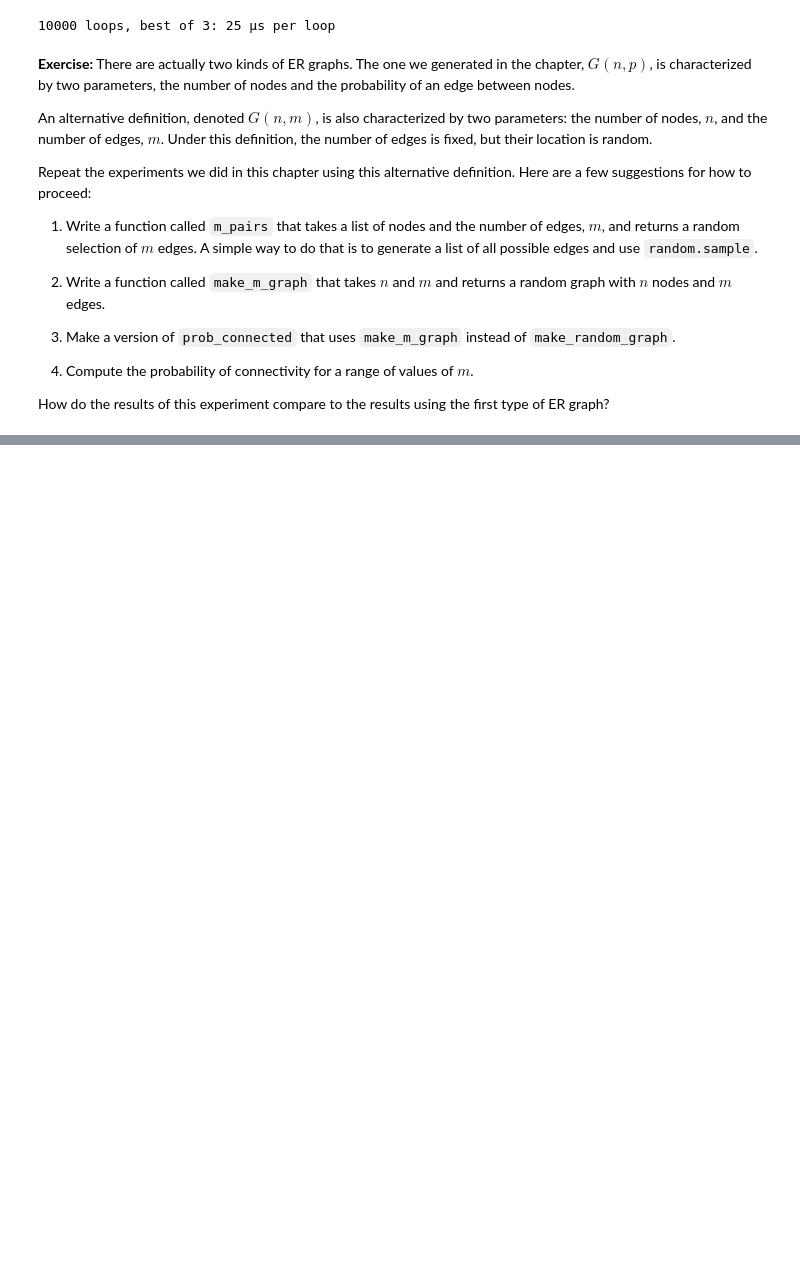
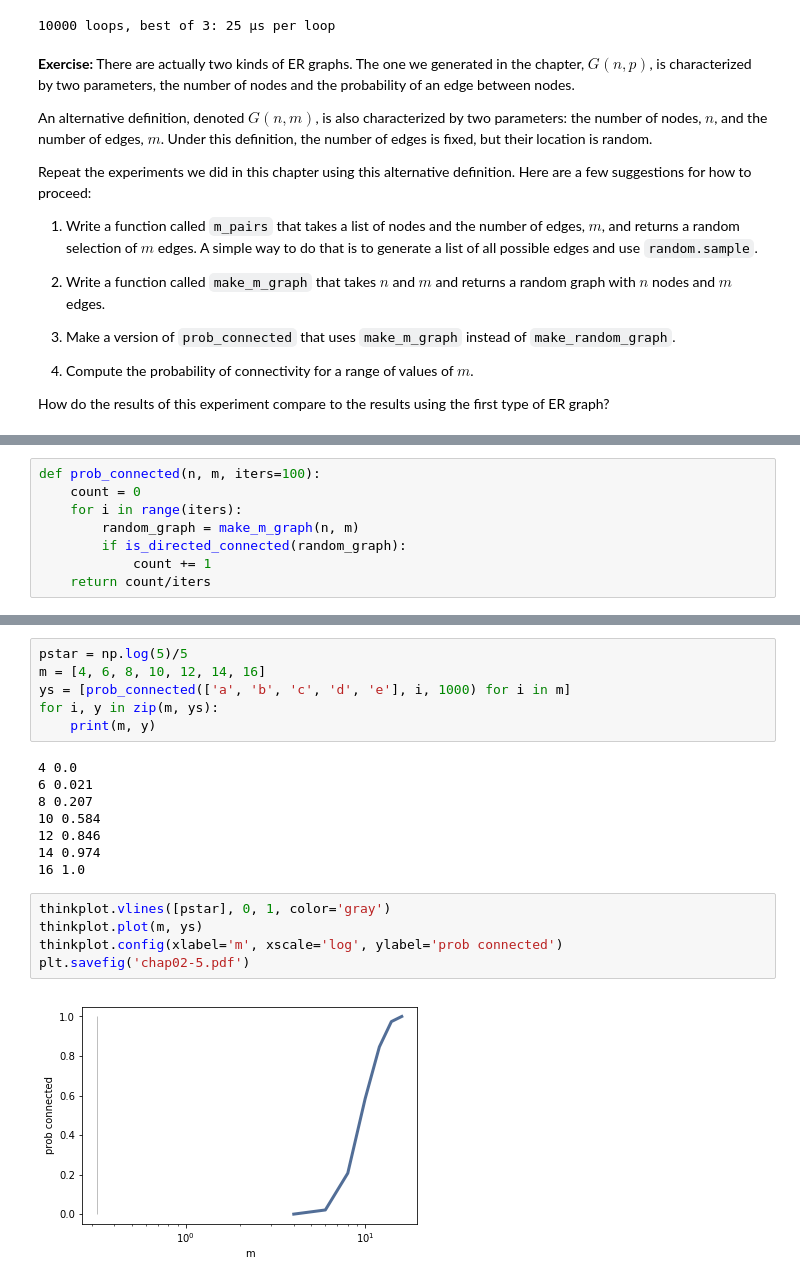
Before and after one commit to LucyWilcox/ThinkComplexity2, a Jupyter notebook: code/chap02mine.ipynb, the cells around one changed output, grey strips where cells are left out. Saved outputs shown, nothing was run; the diff lists cells and outputs as text; blank space fills up the shorter version.

```diff
--- a/code/chap02mine.ipynb
+++ b/code/chap02mine.ipynb
@@ -447,0 +528,8 @@ def m_pairs():
+# %%
+def prob_connected(n, m, iters=100):
+    count = 0
+    for i in range(iters):
+        random_graph = make_m_graph(n, m)
+        if is_directed_connected(random_graph):
+            count += 1
+    return count/iters
@@ -447,0 +552,21 @@ def m_pairs():
+# %%
+pstar = np.log(5)/5
+m = [4, 6, 8, 10, 12, 14, 16]
+ys = [prob_connected(['a', 'b', 'c', 'd', 'e'], i, 1000) for i in m]
+for i, y in zip(m, ys):
+    print(m, y)
+# %% [output]
+4 0.0
+6 0.021
+8 0.207
+10 0.584
+12 0.846
+14 0.974
+16 1.0
+# %%
+thinkplot.vlines([pstar], 0, 1, color='gray')
+thinkplot.plot(m, ys)
+thinkplot.config(xlabel='m', xscale='log', ylabel='prob connected')
+plt.savefig('chap02-5.pdf')
+# %% [output]
+[figure, added]
```
Also changed, not shown: parts of 22 cells of this notebook, 5 other files.
